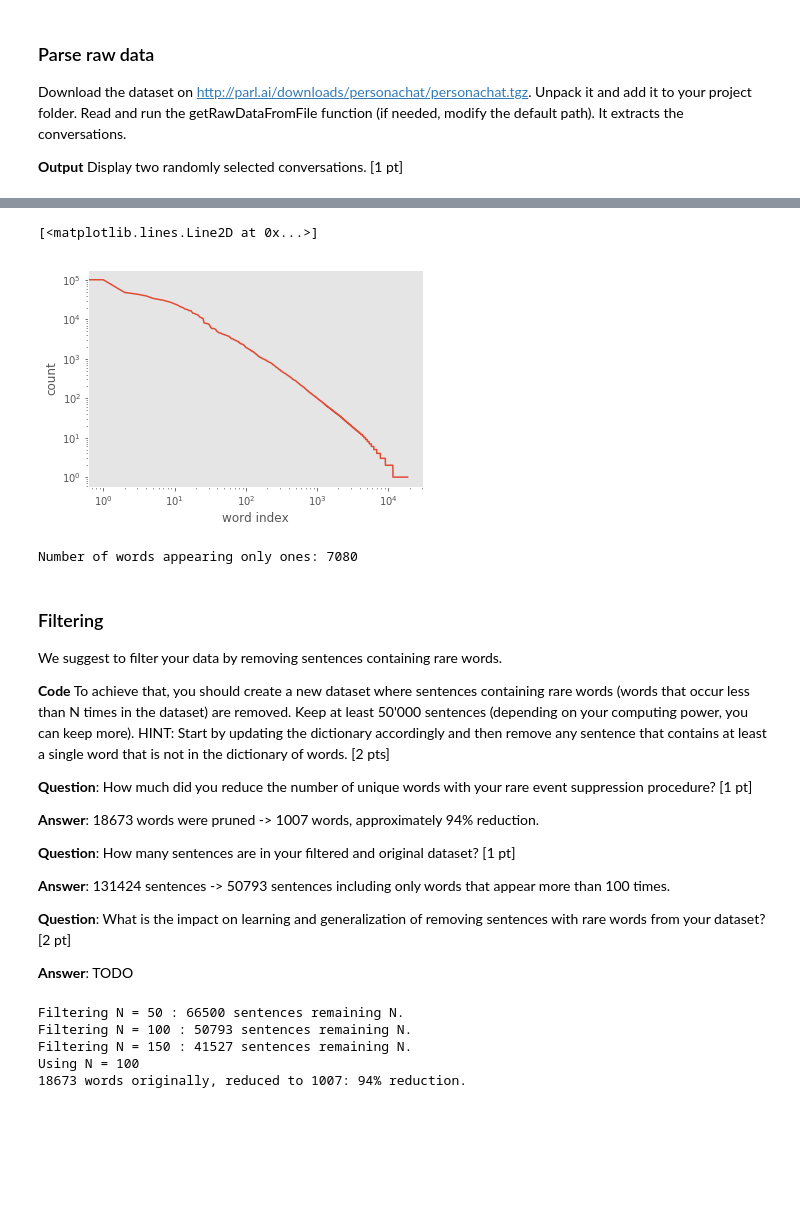
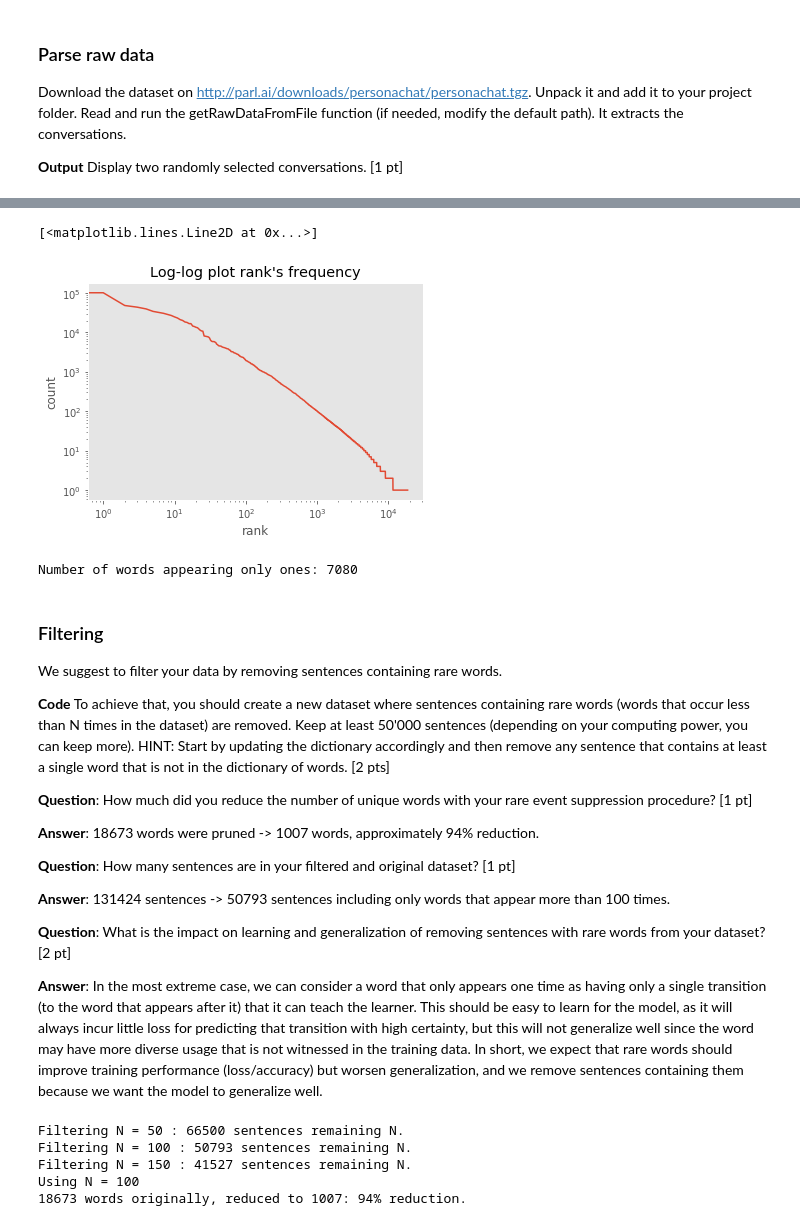
Before and after one commit to mikanikos/ANN-Chatbot, a Jupyter notebook: andrea/miniproject2_ChatBot.ipynb, the cells around one changed output, grey strips where cells are left out. Cells and saved outputs as stored; diff of their text form; code cells hidden in the pictures; blank space fills up the shorter version.

```diff
--- a/andrea/miniproject2_ChatBot.ipynb
+++ b/andrea/miniproject2_ChatBot.ipynb
@@ -190,8 +198,13 @@ values = [i[1] for i in cnt.most_common()]
-# %%
-plt.xlabel("word index")
-plt.ylabel("count")
-plt.loglog(range(len(cnt.most_common())), values)
-# %% [output]
-[<matplotlib.lines.Line2D at 0x...>]
-[figure, removed]
+# %%
+# Get count
+values = [i[1] for i in dictionary.most_common()]
+
+# Generate log-log plot
+plt.title("Log-log plot rank's frequency")
+plt.xlabel("rank")
+plt.ylabel("count")
+plt.loglog(range(len(dictionary.most_common())), values)
+# %% [output]
+[<matplotlib.lines.Line2D at 0x...>]
+[figure, added]
 # %%
@@ -218,4 +232,4 @@ HINT: Start by updating the dictionary accordingly and then remove any sentence
 
 **Question**: What is the impact on learning and generalization of removing sentences with rare words from your dataset? [2 pt]
 
-**Answer**: TODO
+**Answer**: In the most extreme case, we can consider a word that only appears one time as having only a single transition (to the word that appears after it) that it can teach the learner. This should be easy to learn for the model, as it will always incur little loss for predicting that transition with high certainty, but this will not generalize well since the word may have more diverse usage that is not witnessed in the training data. In short, we expect that rare words should improve training performance (loss/accuracy) but worsen generalization, and we remove sentences containing them because we want the model to generalize well.
```
Also changed, not shown: parts of 56 cells of this notebook.
